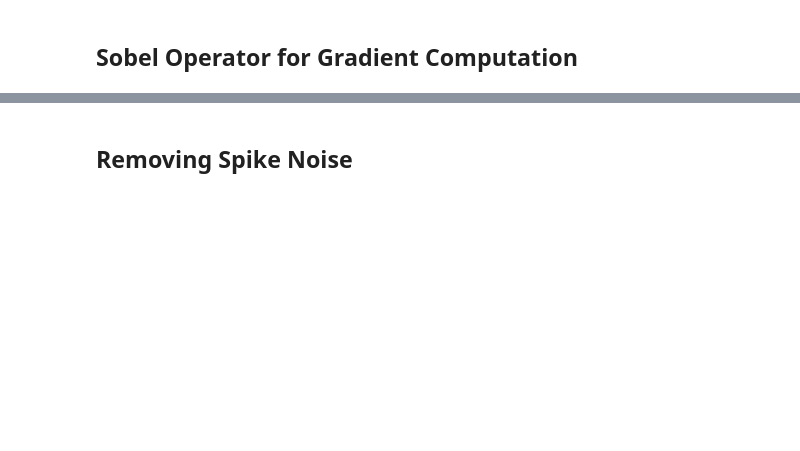
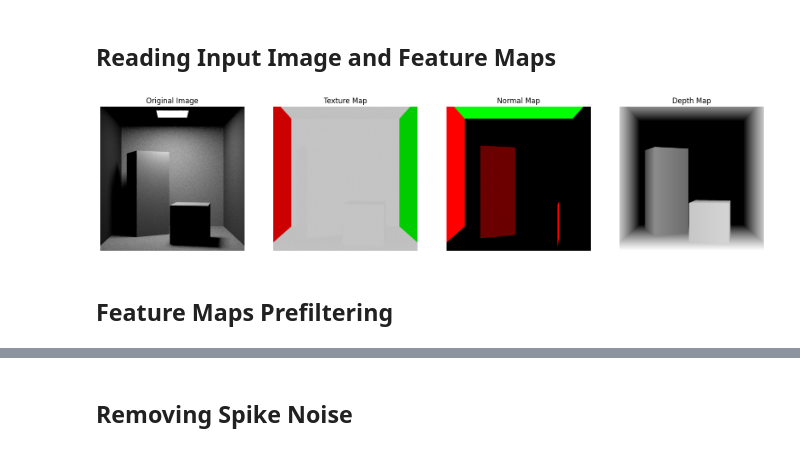
Before and after one commit to Vinit2244/Monte-Carlo-Noise-Removal-using-Sobel-Operator-and-Guided-Image-Filter, a Jupyter notebook: src/main.ipynb, the cells around one changed output, grey strips where cells are left out. Cells and saved outputs as stored; diff of their text form; code cells hidden in the pictures; blank space fills up the shorter version.

```diff
--- a/src/main.ipynb
+++ b/src/main.ipynb
@@ -7,2 +2,0 @@ from scipy.ndimage import convolve
-# %% [markdown]
-## Sobel Operator for Gradient Computation
@@ -15,0 +3,58 @@ def compute_gradient(image):
+# %%
+import numpy as np
+import cv2
+import matplotlib.pyplot as plt
+import numpy as np
+from scipy.ndimage import uniform_filter
+from matplotlib.patches import Rectangle
+
+input_folder_path = "../media/input"
+output_folder_path = "../media/output"
+epsilon = 1e-10
+
+# Note: Please always maintain the order of T, N, D while processing as well as passing parameters to functions
+# %% [markdown]
+## Reading Input Image and Feature Maps
+# %%
+a = 1024 # Dimension of image
+n = 1000   # Sampling Rate
+
+# Note: We are resizing the images to 200x200 for faster processing (will remove later when everything is working)
+noisy_image = cv2.resize(cv2.imread(input_folder_path + f"/cuboids/{n}.png", cv2.IMREAD_GRAYSCALE), (a, a)) / 255.0       # Noisy Image
+cv2.imwrite(input_folder_path + f"/cuboids/BW_{n}.png", (noisy_image * 255.0).astype(np.uint8))
+noisy_image_bgr = cv2.resize(cv2.imread(input_folder_path + "/cuboids/10.png"), (a, a))
+noisy_image_rgb = cv2.cvtColor(noisy_image_bgr, cv2.COLOR_BGR2RGB) / 255.0
+
+texture_map = cv2.resize(cv2.imread(input_folder_path + "/cuboids/texture.png", cv2.IMREAD_GRAYSCALE), (a, a)) / 255.0   # Texture Map
+texture_map_bgr = cv2.resize(cv2.imread(input_folder_path + "/cuboids/texture.png"), (a, a))
+texture_map_rgb = cv2.cvtColor(texture_map_bgr, cv2.COLOR_BGR2RGB) / 255.0
+
+normal_map = cv2.resize(cv2.imread(input_folder_path + "/cuboids/normal.png", cv2.IMREAD_GRAYSCALE), (a, a)) / 255.0     # Normal Map
+normal_map_bgr = cv2.resize(cv2.imread(input_folder_path + "/cuboids/normal.png"), (a, a))
+normal_map_rgb = cv2.cvtColor(normal_map_bgr, cv2.COLOR_BGR2RGB) / 255.0
+
+depth_map = cv2.resize(cv2.imread(input_folder_path + "/cuboids/depth.png", cv2.IMREAD_GRAYSCALE), (a, a)) / 255.0       # Depth Map
+
+# Plotting the image and feature maps
+fig, axs = plt.subplots(1, 4, figsize=(20, 10))
+axs[0].imshow(noisy_image, cmap='gray')
+axs[0].set_title("Original Image")
+axs[0].axis('off')
+
+axs[1].imshow(texture_map_rgb)
+axs[1].set_title("Texture Map")
+axs[1].axis('off')
+
+axs[2].imshow(normal_map_rgb)
+axs[2].set_title("Normal Map")
+axs[2].axis('off')
+
+axs[3].imshow(depth_map, cmap='gray')
+axs[3].set_title("Depth Map")
+axs[3].axis('off')
+
+plt.show()
+# %% [output]
+[figure, added]
+# %% [markdown]
+## Feature Maps Prefiltering
```
Also changed, not shown: parts of 25 cells of this notebook, 55 other files.
